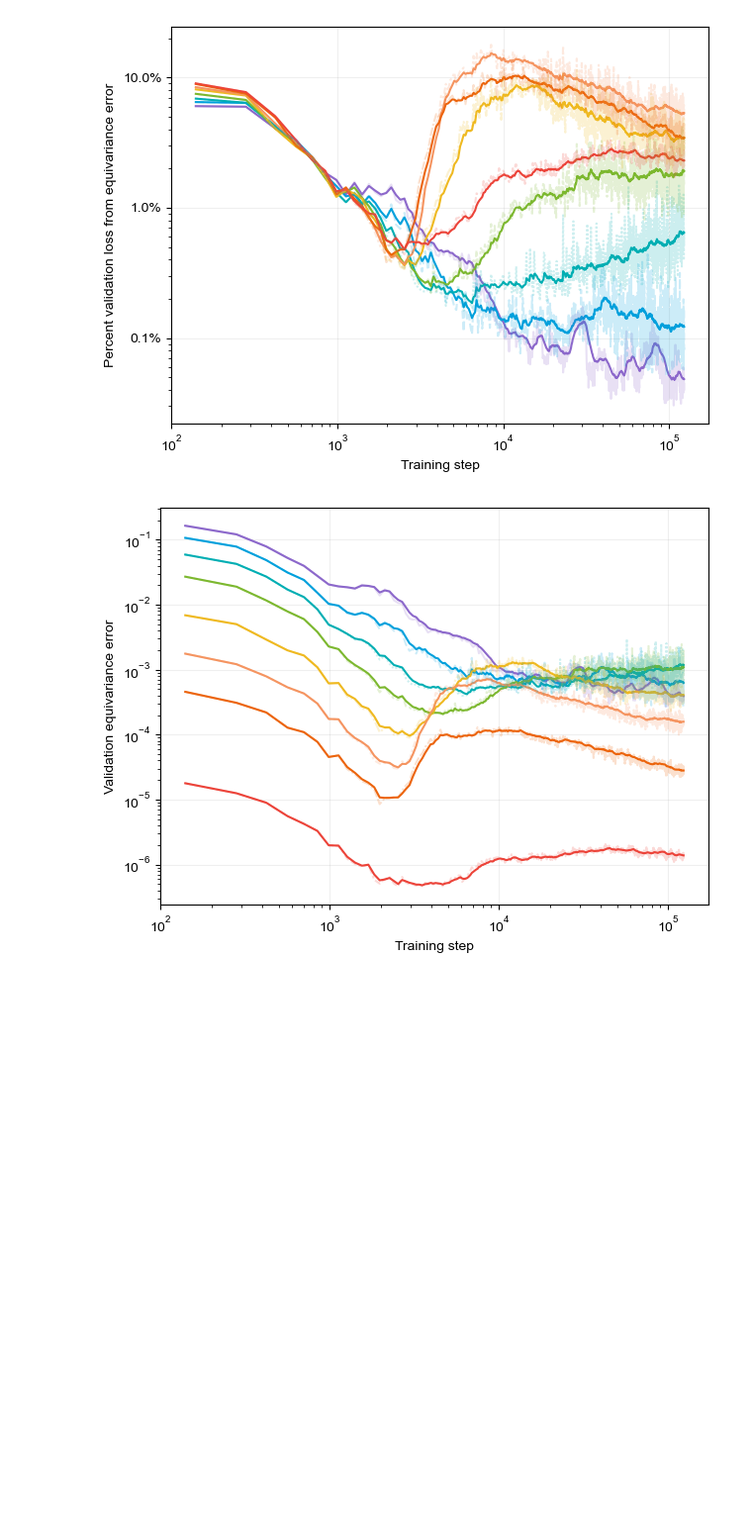
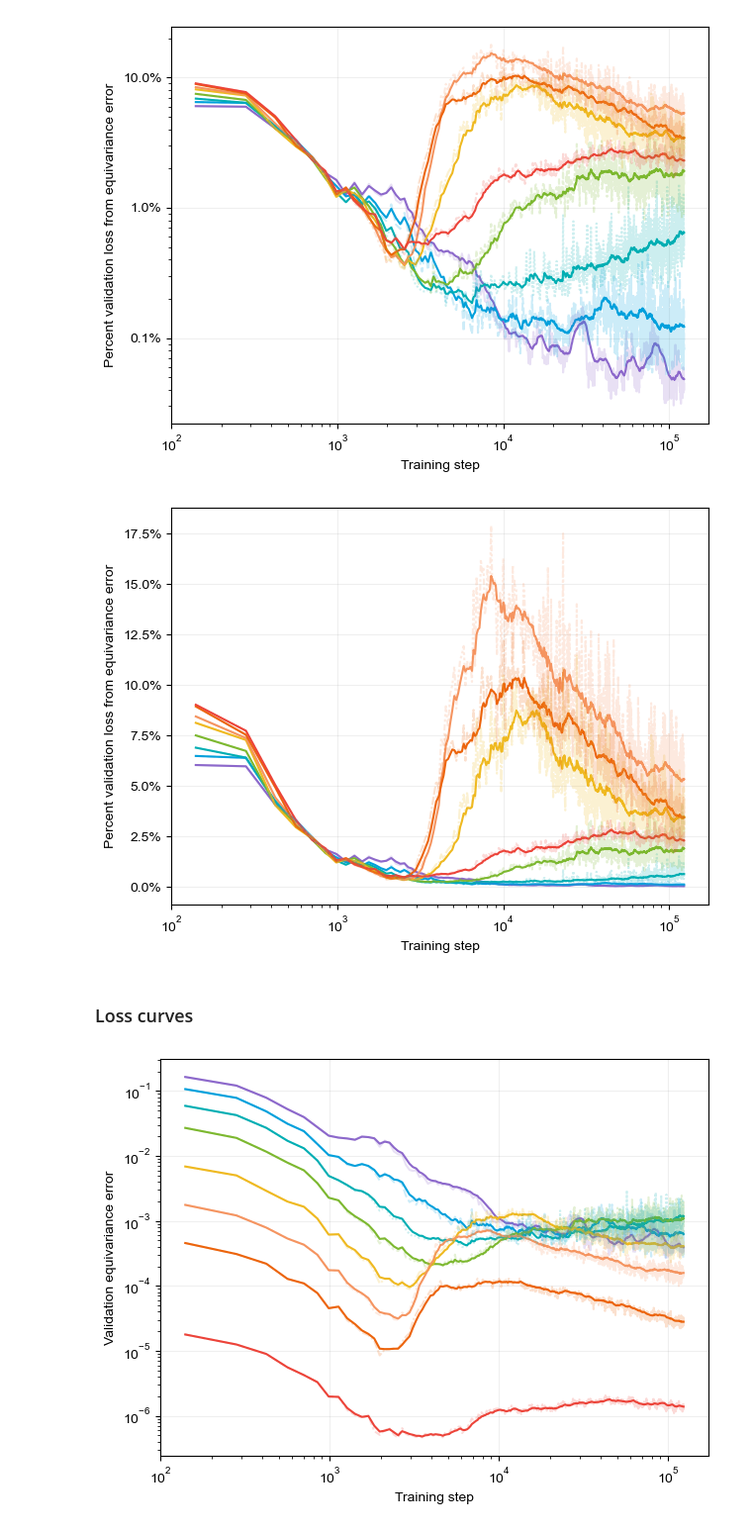
Before and after one commit to genentech/equivariance_learning, a Jupyter notebook: proteina-wandb/prot_400M.ipynb, the cells around one changed output. Shown: that part at 99% size. Cells and saved outputs as stored; diff of their text form; code cells hidden in the pictures; blank space fills up the shorter version.

```diff
--- a/proteina-wandb/prot_400M.ipynb
+++ b/proteina-wandb/prot_400M.ipynb
@@ -166,6 +166,79 @@ plt.show()
 plt.close()
 # %% [output]
 [figure]
+# %%
+color_palette = {
+    't=0': '#8c68cb',
+    't=0.2': '#00a0dc',
+    't=0.4': '#00aeb3',
+    't=0.6': '#7cb82f',
+    't=0.8': '#efb920',
+    't=0.9': '#f59460',
+    't=0.95': '#ec640c',
+    't=0.99': '#ec4339',
+}
+
+cols = ['_step'] + [col for col in df1.columns if col.startswith('equiv/t=') and col.endswith('pct_loss_from_equiv_error')]
+plot_df = df1[cols].dropna().reset_index(drop=True).set_index('_step')
+
+plot_df = plot_df.rename(columns=lambda x: x.replace('equiv/t=', 't=').replace('/pct_loss_from_equiv_error', ''))
+
+plot_df = plot_df[sorted(plot_df.columns)]
+
+smoothed_plot_df = plot_df.apply(variable_span_ema)
+melted_smoothed_plot_df = pd.melt(smoothed_plot_df.reset_index(), id_vars=['_step'], var_name = 'time', value_name = 'pct_loss_from_equiv_error')
+
+fig, ax = plt.subplots()
+sns.lineplot(
+    data = melted_smoothed_plot_df,
+    x = '_step',
+    y = 'pct_loss_from_equiv_error',
+    hue = 'time',
+    errorbar = None,
+    palette=color_palette,
+    linestyle='-',
+    alpha=1.0,
+    legend = False,
+    ax=ax,
+)
+sns.lineplot(
+    data = plot_df,
+    errorbar = None,
+    palette=color_palette,
+    alpha=0.2,
+    legend=False,
+    ax=ax,
+)
+
+# plt.yscale('log')
+plt.xscale('log')
+# plt.legend(bbox_to_anchor=(1.05, 1), loc='upper left')
+plt.grid(alpha = 0.2)
+
+plt.xlabel(f'Training step');
+plt.ylabel(f'Percent validation loss from equivariance error');
+
+import matplotlib.ticker as mtick
+ax.yaxis.set_major_formatter(mtick.PercentFormatter(xmax=1.0))
+
+# plt.savefig('prot_400M.png', bbox_inches='tight', dpi=300)
+# plt.show()
+# plt.close()
+
+plot_name = f"prot_400M-xlog"
+
+import os
+os.makedirs('pdfs', exist_ok=True)
+
+plt.tight_layout()
+plt.savefig(plot_name + '.png', dpi=300, bbox_inches='tight')
+plt.savefig('pdfs/' + plot_name + '.pdf', transparent = True)
+plt.show()
+plt.close()
+# %% [output]
+[figure, added]
+# %% [markdown]
+### Loss curves
 # %%
 color_palette = {
     't=0': '#8c68cb',
```
Also changed, not shown: 6 other files.
